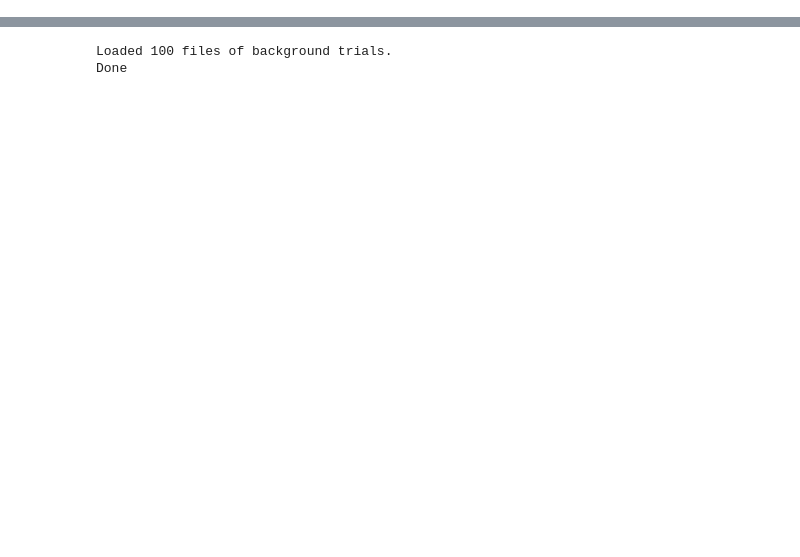
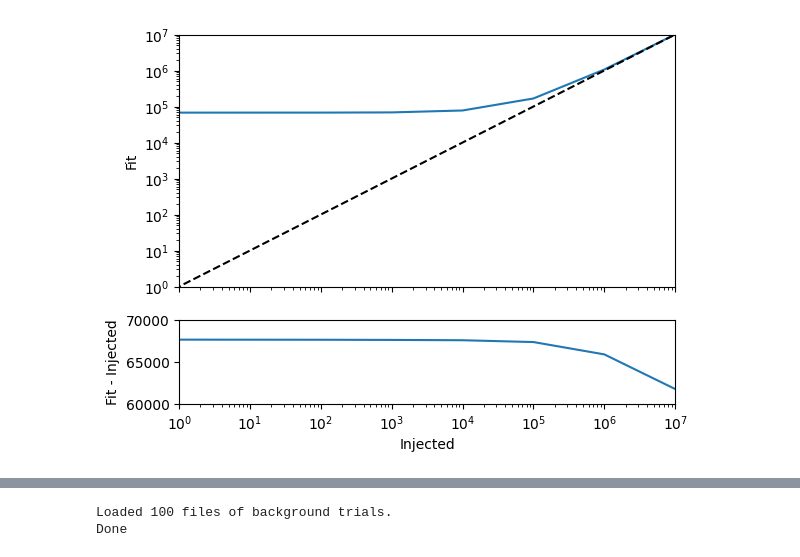
Before and after one commit to MACampana/BinnedTracks, a Jupyter notebook: NEW_BinnedAnalysis.ipynb, the cells around one changed output, grey strips where cells are left out. Cells and saved outputs as stored; diff of their text form; code cells hidden in the pictures; blank space fills up the shorter version.

```diff
--- a/NEW_BinnedAnalysis.ipynb
+++ b/NEW_BinnedAnalysis.ipynb
@@ -809,25 +843,27 @@ trial = bin_chilln.get_one_fit(n_sig=1e7, truth=False, seed=12, verbose=True)
 # %%
-ninj = np.array([1, 1e4, 1e5, 1e6, 1e7])
-nrec = np.array([71378, 81255, 171070, 1069075, 10061559])
+ninj = np.array([1, 1e2, 1e3, 1e4, 1e5, 1e6, 1e7])
+nrec = np.array([67677, 67763, 68643, 77606, 167389, 1065921, 10061799])
 # %%
 xs = np.linspace(0,1e7, 2)
 # %%
 f, (a0, a1) = plt.subplots(2, 1, sharex=True, gridspec_kw={'height_ratios': [3, 1]}, facecolor='w')
 
 a0.plot(ninj, nrec)
 a0.plot(xs, xs, linestyle='--', c='k')
 a0.loglog()
 a0.set_ylabel('Fit')
 a0.set_xlim(1,1e7)
 a0.set_ylim(1,1e7)
 
 a1.plot(ninj, nrec-ninj)
-a1.plot(xs, [70000, 70000], linestyle='--', c='k')
+#a1.plot(xs, [70000, 70000], linestyle='--', c='k')
 a1.set_ylabel('Fit - Injected')
 a1.set_xlabel('Injected')
-a1.set_ylim(60000, 80000)
+a1.set_ylim(60000, 70000)
 
 plt.show()
+# %% [output]
+[figure, added]
 # %%
 dec_mask = (bin_chilln.bin_decs <= np.radians(bin_chilln.max_dec_deg)) & (bin_chilln.bin_decs >= np.radians(bin_chilln.min_dec_deg))
 # %%
```
Also changed, not shown: parts of 13 cells of this notebook, 1 other file.
